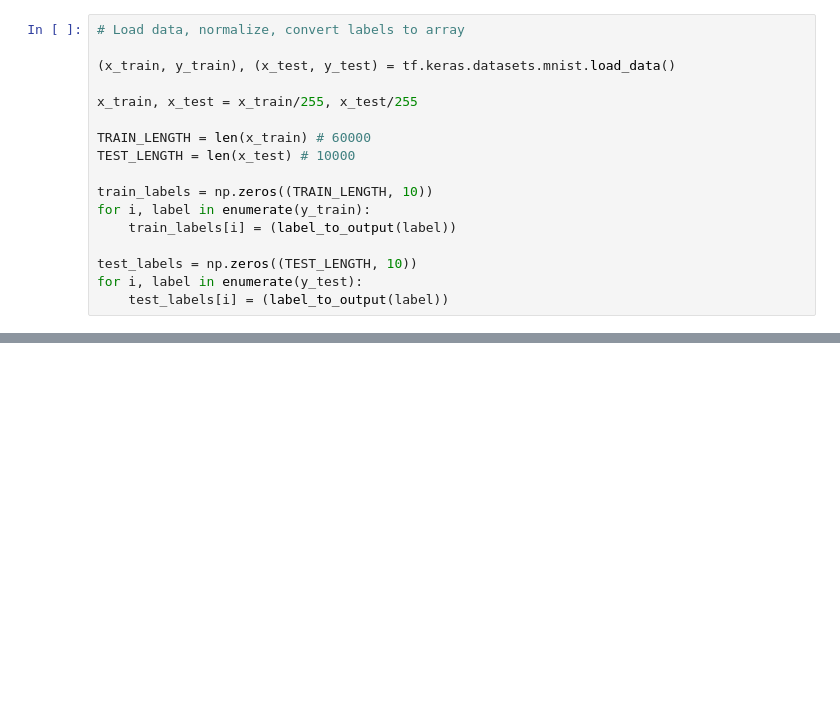
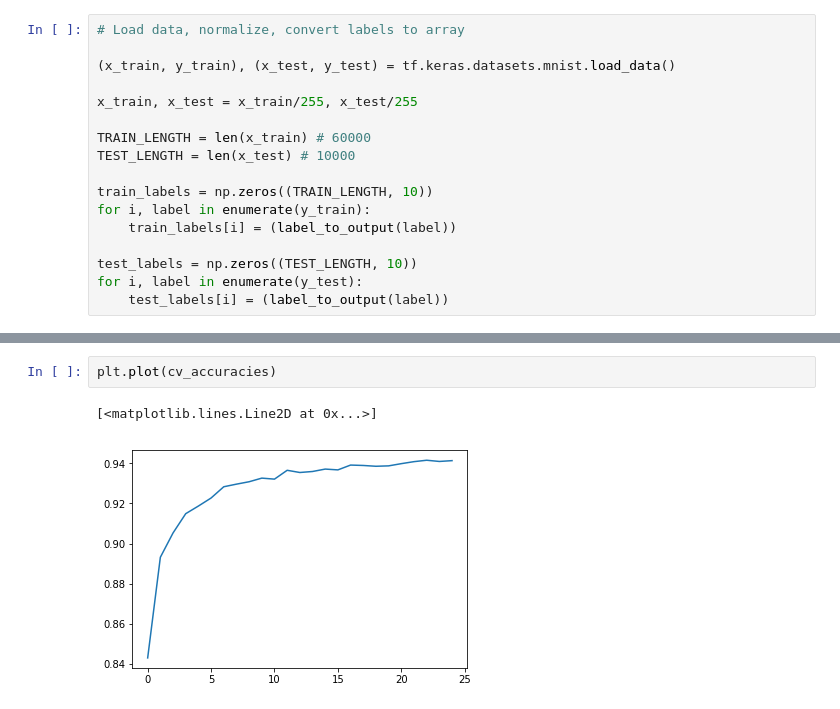
Before and after one commit to LeonY117/SEI, a Jupyter notebook: Week2 - NN/MLP.ipynb, the cells around one changed output, grey strips where cells are left out. Saved outputs shown, nothing was run; the diff lists cells and outputs as text; blank space fills up the shorter version.

```diff
--- a/Week2 - NN/MLP.ipynb
+++ b/Week2 - NN/MLP.ipynb
@@ -35,0 +147,5 @@ def d_sigmoid(x):
+# %%
+plt.plot(cv_accuracies)
+# %% [output]
+[<matplotlib.lines.Line2D at 0x...>]
+[figure, added]
```
Also changed, not shown: parts of 7 cells of this notebook, 19 other files.
